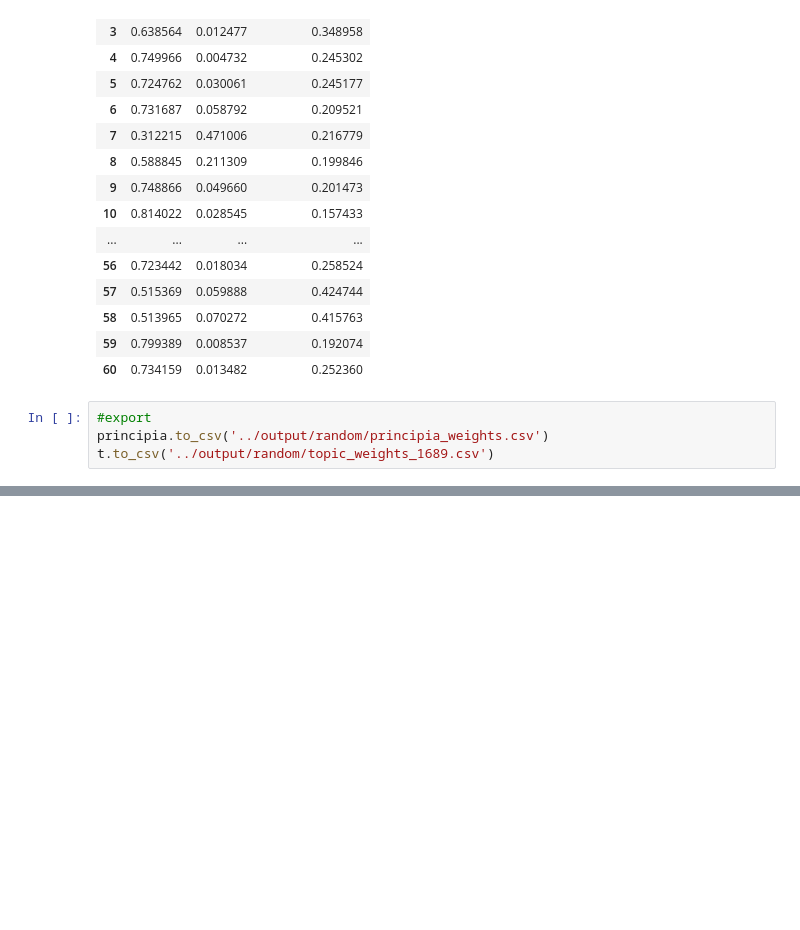
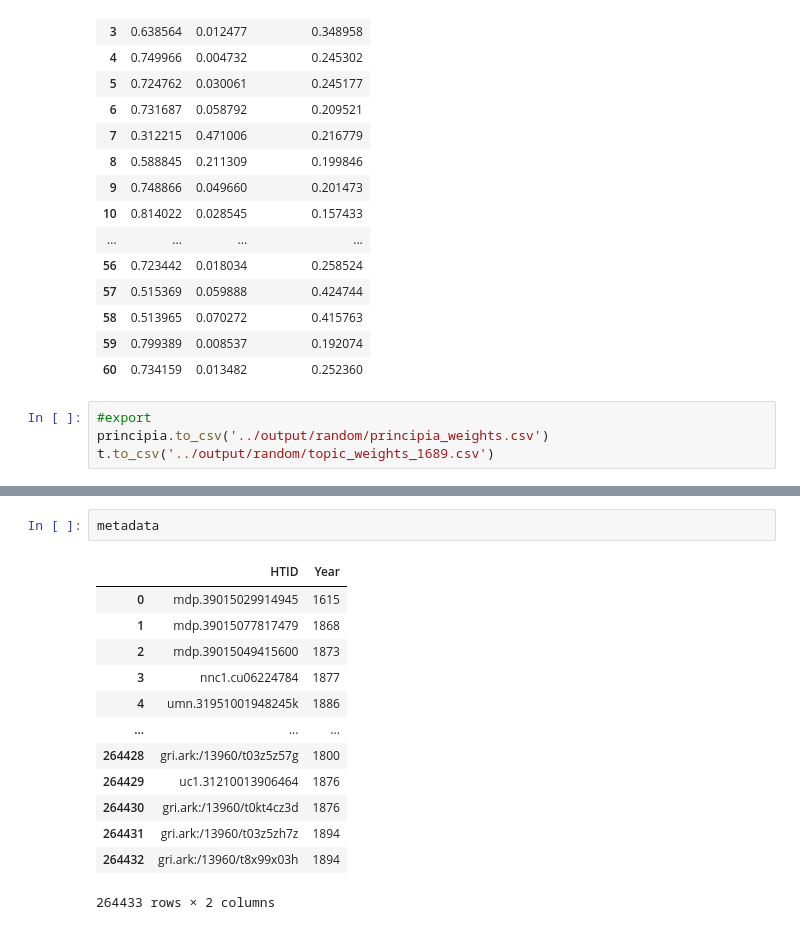
Before and after one commit to austinkennedy/Hathitrust, a Jupyter notebook: code/data_playground.ipynb, the cells around one changed output, grey strips where cells are left out. Drawn from its saved outputs; the diff is of its cells as text; blank space fills up the shorter version.

```diff
--- a/code/data_playground.ipynb
+++ b/code/data_playground.ipynb
@@ -464,0 +515,16 @@ t.to_csv('../output/random/topic_weights_1689.csv')
+# %%
+metadata
+# %% [output]
+|  | HTID | Year |
+| 0 | mdp.39015029914945 | 1615 |
+| 1 | mdp.39015077817479 | 1868 |
+| 2 | mdp.39015049415600 | 1873 |
+| 3 | nnc1.cu06224784 | 1877 |
+| 4 | umn.31951001948245k | 1886 |
+| ... | ... | ... |
+| 264428 | gri.ark:/13960/t03z5z57g | 1800 |
+| 264429 | uc1.31210013906464 | 1876 |
+| 264430 | gri.ark:/13960/t0kt4cz3d | 1876 |
+| 264431 | gri.ark:/13960/t03z5zh7z | 1894 |
+| 264432 | gri.ark:/13960/t8x99x03h | 1894 |
+264433 rows × 2 columns
```
Also changed, not shown: parts of 5 cells of this notebook, 41 other files.
